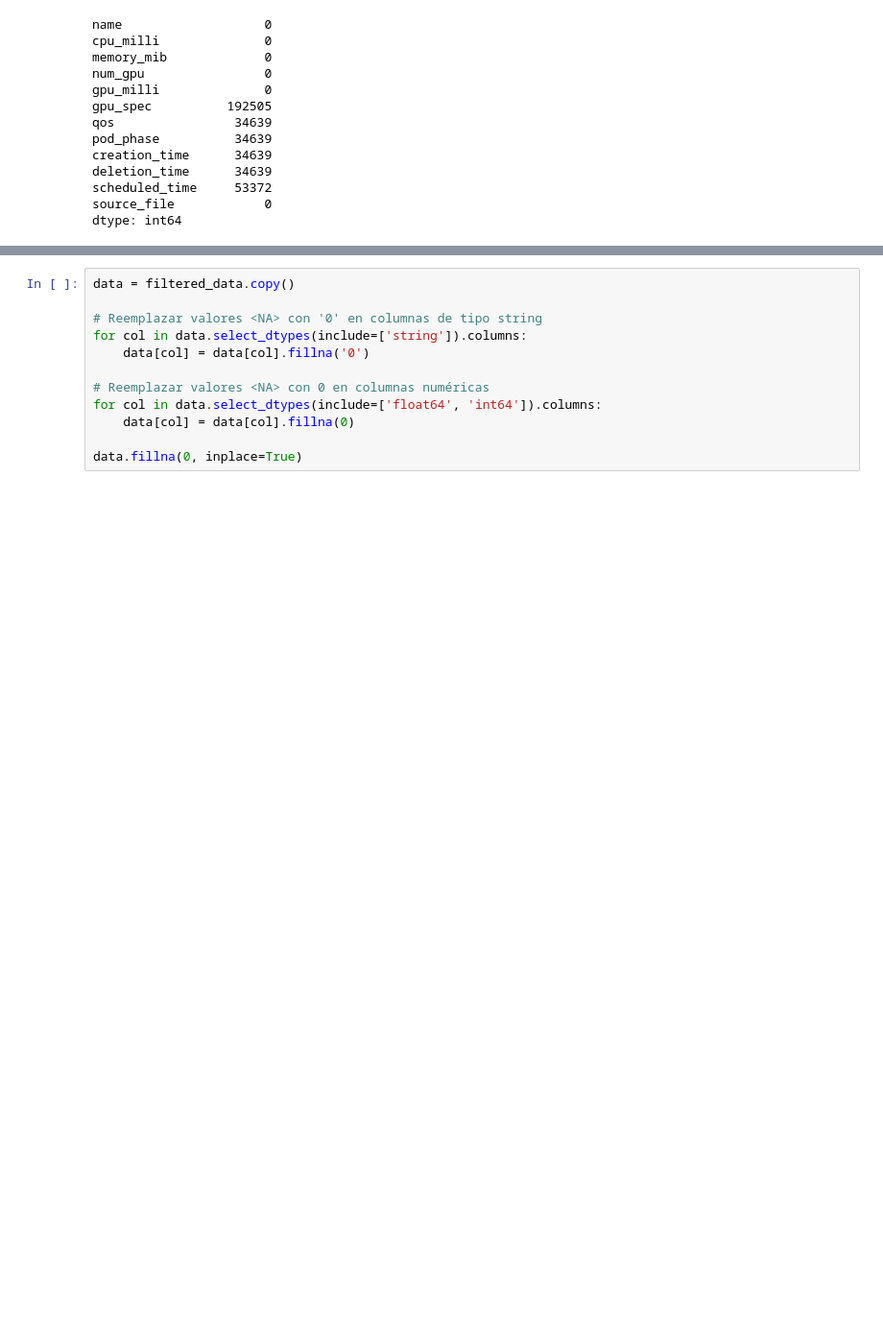
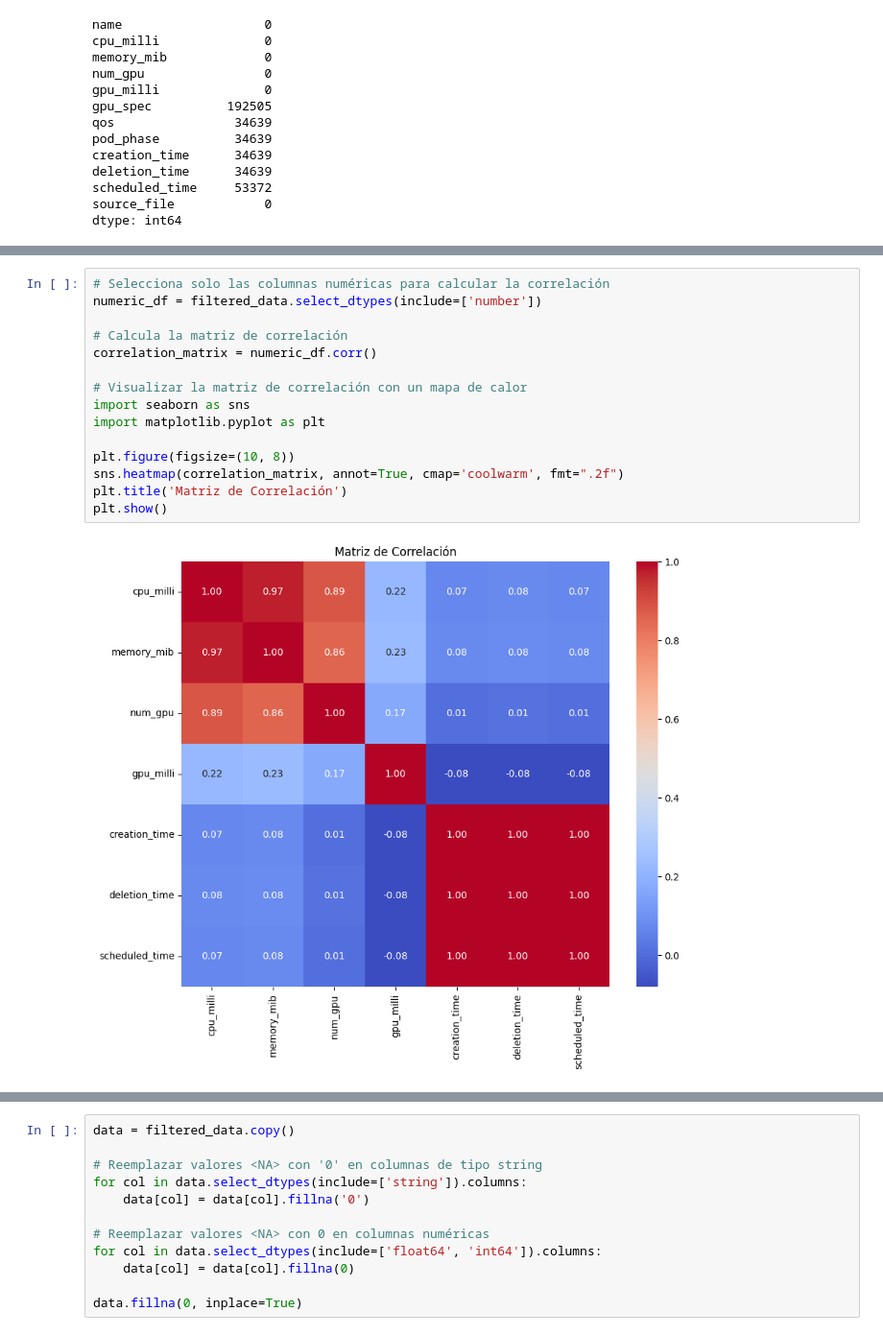
Before and after one commit to edegraciab/ma-modelos-predictivos-poyecto-final, a Jupyter notebook: notebook/01-DataPrep.ipynb, the cells around one changed output, grey strips where cells are left out. Shown at 96% size. Drawn from its saved outputs; the diff is of its cells as text; blank space fills up the shorter version.

```diff
--- a/notebook/01-DataPrep.ipynb
+++ b/notebook/01-DataPrep.ipynb
@@ -81,3 +88,20 @@ Name: count, dtype: Int64
+# %%
+# Selecciona solo las columnas numéricas para calcular la correlación
+numeric_df = filtered_data.select_dtypes(include=['number'])
+
+# Calcula la matriz de correlación
+correlation_matrix = numeric_df.corr()
+
+# Visualizar la matriz de correlación con un mapa de calor
+import seaborn as sns
+import matplotlib.pyplot as plt
+
+plt.figure(figsize=(10, 8))
+sns.heatmap(correlation_matrix, annot=True, cmap='coolwarm', fmt=".2f")
+plt.title('Matriz de Correlación')
+plt.show()
+# %% [output]
+[figure, added]
 # %%
 # Mantener la primera versión de un registro duplicado en un nuevo dataframe
 no_dups_df = filtered_data.drop_duplicates(keep='first', inplace=False)
```
Also changed, not shown: parts of 15 cells of this notebook, 3 other files.
